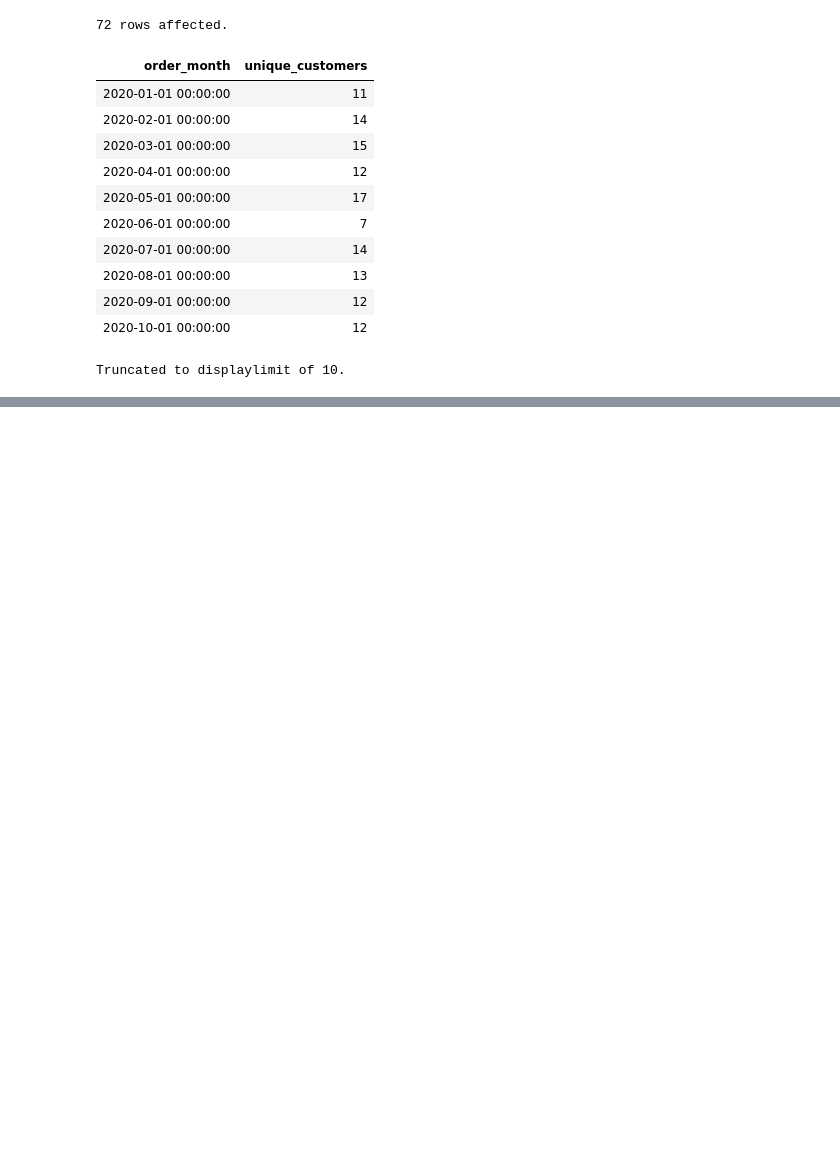
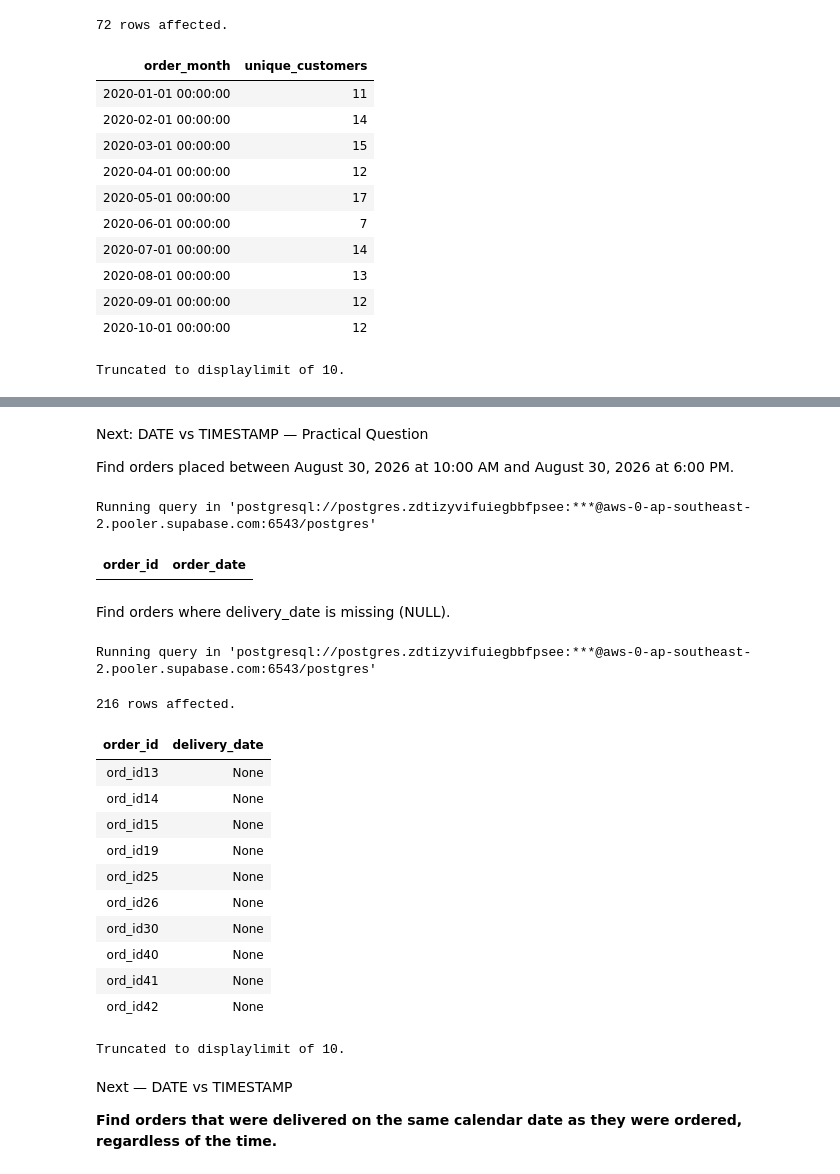
Before and after one commit to umesh-creates/sql_pandas_exercise_and_notes, a Jupyter notebook: retail_analysis exercise/date _and_time.ipynb, the cells around one changed output, grey strips where cells are left out. Drawn from its saved outputs; the diff is of its cells as text; code cells hidden in the pictures; blank space fills up the shorter version.

```diff
--- a/retail_analysis exercise/date _and_time.ipynb
+++ b/retail_analysis exercise/date _and_time.ipynb
@@ -2347,0 +2447,39 @@ Running query in 'postgresql://postgres.zdtizyvifuiegbbfpsee:***@aws-0-ap-southe
+# %% [markdown]
+Next: DATE vs TIMESTAMP — Practical Question
+
+Find orders placed between August 30, 2026 at 10:00 AM and August 30, 2026 at 6:00 PM.
+# %%
+%%sql
+SELECT order_id, order_date
+FROM retail_analysis.orders
+WHERE order_date >= '2026-08-30 10:00:00'
+    AND order_date <= '2026-08-30 18:00:00';
+# %% [output]
+Running query in 'postgresql://postgres.zdtizyvifuiegbbfpsee:***@aws-0-ap-southeast-2.pooler.supabase.com:6543/postgres'
+| order_id | order_date |
+# %% [markdown]
+Find orders where delivery_date is missing (NULL).
+# %%
+%%sql
+SELECT order_id, delivery_date
+FROM retail_analysis.orders
+WHERE delivery_date IS NULL;
+# %% [output]
+Running query in 'postgresql://postgres.zdtizyvifuiegbbfpsee:***@aws-0-ap-southeast-2.pooler.supabase.com:6543/postgres'
+216 rows affected.
+| order_id | delivery_date |
+| ord_id13 | None |
+| ord_id14 | None |
+| ord_id15 | None |
+| ord_id19 | None |
+| ord_id25 | None |
+| ord_id26 | None |
+| ord_id30 | None |
+| ord_id40 | None |
+| ord_id41 | None |
+| ord_id42 | None |
+Truncated to displaylimit of 10.
+# %% [markdown]
+Next — DATE vs TIMESTAMP
+
+**Find orders that were delivered on the same calendar date as they were ordered, regardless of the time.**
```
Also changed, not shown: parts of 16 cells of this notebook.
